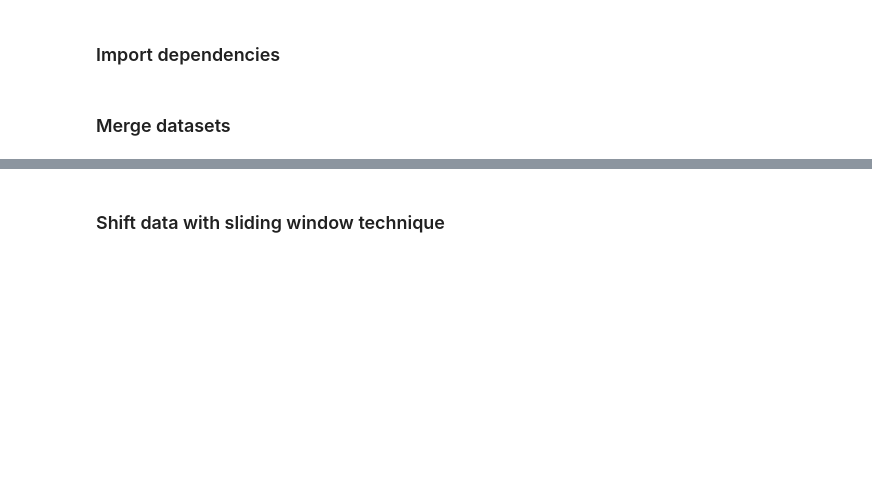
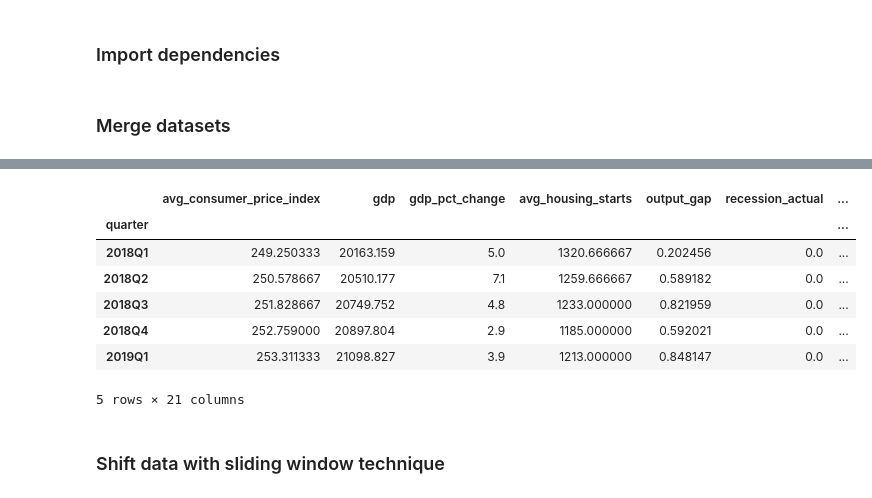
Before and after one commit to lorijta92/machine-learning-predicting-recessions, a Jupyter notebook: RNN_LSTM_shuffled.ipynb, the cells around one changed output, grey strips where cells are left out. Saved outputs shown, nothing was run; the diff lists cells and outputs as text; code cells hidden in the pictures; blank space fills up the shorter version.

```diff
--- a/RNN_LSTM_shuffled.ipynb
+++ b/RNN_LSTM_shuffled.ipynb
@@ -56,3 +53,16 @@ df.head()
+# %%
+# Drop rows with missing values
+df = df.dropna()
+df.tail()
+# %% [output]
+|  | avg_consumer_price_index | gdp | gdp_pct_change | avg_housing_starts | output_gap | recession_actual | ... |
+| quarter |  |  |  |  |  |  | ... |
+| 2018Q1 | 249.250333 | 20163.159 | 5.0 | 1320.666667 | 0.202456 | 0.0 | ... |
+| 2018Q2 | 250.578667 | 20510.177 | 7.1 | 1259.666667 | 0.589182 | 0.0 | ... |
+| 2018Q3 | 251.828667 | 20749.752 | 4.8 | 1233.000000 | 0.821959 | 0.0 | ... |
+| 2018Q4 | 252.759000 | 20897.804 | 2.9 | 1185.000000 | 0.592021 | 0.0 | ... |
+| 2019Q1 | 253.311333 | 21098.827 | 3.9 | 1213.000000 | 0.848147 | 0.0 | ... |
+5 rows × 21 columns
 # %% [markdown]
 ### Shift data with sliding window technique
 # %%
```
Also changed, not shown: parts of 42 cells of this notebook, 18 other files.
